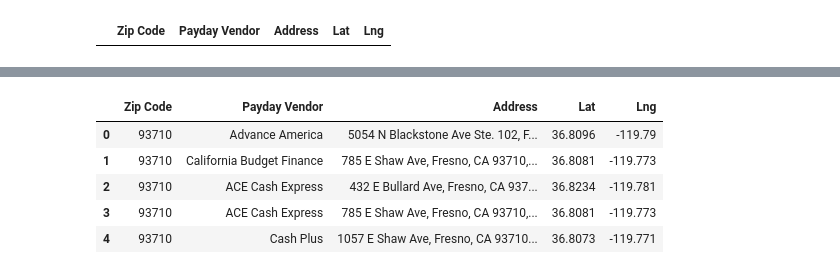
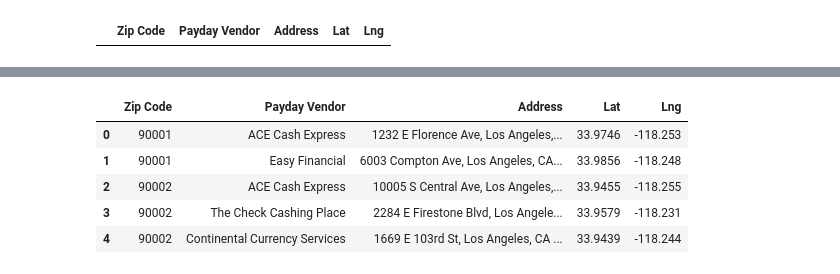
Before and after one commit to sistre/MMM, a Jupyter notebook: paydayloanvendor.ipynb, the cells around one changed output, grey strips where cells are left out. Drawn from its saved outputs; the diff is of its cells as text; code cells hidden in the pictures.

Commit message:
Finished payday lender aquisition code

```diff
--- a/paydayloanvendor.ipynb
+++ b/paydayloanvendor.ipynb
@@ -15,5 +15,6 @@ g_key = os.environ.get('GKEY')
 # %%
 # Load the csv containing the zip codes into a dataframe
 counties_zips_df = pd.read_csv("resources/CACountiesZips.csv", encoding="utf-8")
+counties_zips_df.drop(columns='index', inplace=True)
 counties_zips_df
 # %% [output]
@@ -41,50 +42,50 @@ payday_df
 # %% [output]
 |  | Zip Code | Payday Vendor | Address | Lat | Lng |
 # %%
-
-#for index, row in hotel_df.iterrows():
-
-# Create a variable to hold the zip code
-zip = "93710"
-
-# Params dictionary to update each iteration
-params = {
-    "query": f"payday+loan+in+{zip}",
-    "radius": 0,
-    "key": g_key
-}
-
 # Create a variable to hold the base url for the search
 base_url = "https://maps.googleapis.com/maps/api/place/textsearch/json"
 
-# Make request and store results
-payday_list = requests.get(base_url, params=params)
+#Create a variable to hold the index
+indexes=0
 
-# Convert to json
-payday_list = payday_list.json()
+# Create a for loop to iterrate through the zip codes
+for index, row in counties_zips_df.iterrows():
 
-#Create a variable to hold the index
-index=0
+    # Create a variable to hold the zip code
+    zip = row['Zipcode']
 
-# Create a for loop to write correct results to the dataframe filter out result not containing the searched zip code
-for x in payday_list["results"]:
-    # Try-except to skip any that are missing data.
-    try:
-        test = x['formatted_address']
-        if zip in test:
-            print("Payday loan vendor found... writing to dataframe")
-            payday_df.loc[index, 'Zip Code'] = zip
-            payday_df.loc[index, 'Payday Vendor'] = x['name']
-            payday_df.loc[index, 'Address'] = x['formatted_address']
-            payday_df.loc[index, 'Lat'] = x['geometry']['location']['lat']
-            payday_df.loc[index, 'Lng'] = x['geometry']['location']['lng']
-            index += 1
-        else:
-            print("Skipping location \ not in zipcode")
-            pass
+    # Params dictionary to update each iteration
+    params = {
+        "query": f"payday+loan+in+{zip}",
+        "radius": 0,
+        "key": g_key
+    }
 
-    except (KeyError, IndexError):
-        print("Missing field/result... skipping.")
+    # Make request and store results
+    payday_list = requests.get(base_url, params=params)
+
+    # Convert to json
+    payday_list = payday_list.json()
+
+    # Create a for loop to write correct results to the dataframe filter out result not containing the searched zip code
+    for x in payday_list["results"]:
+        # Try-except to skip any that are missing data.
+        try:
+            test = x['formatted_address']
+            if str(zip) in test:
+                print("Payday loan vendor found... writing to dataframe")
+                payday_df.loc[indexes, 'Zip Code'] = zip
+                payday_df.loc[indexes, 'Payday Vendor'] = x['name']
+                payday_df.loc[indexes, 'Address'] = x['formatted_address']
+                payday_df.loc[indexes, 'Lat'] = x['geometry']['location']['lat']
+                payday_df.loc[indexes, 'Lng'] = x['geometry']['location']['lng']
+                indexes += 1
+            else:
+                print("Skipping location \ not in zipcode")
+                pass
+
+        except (KeyError, IndexError):
+            print("Missing field/result... skipping.")
 
 payday_df.head()
 # %% [output]
@@ -111,6 +109,6 @@ Skipping location \ not in zipcode
 |  | Zip Code | Payday Vendor | Address | Lat | Lng |
-| 0 | 93710 | Advance America | 5054 N Blackstone Ave Ste. 102, F... | 36.8096 | -119.79 |
-| 1 | 93710 | California Budget Finance | 785 E Shaw Ave, Fresno, CA 93710,... | 36.8081 | -119.773 |
-| 2 | 93710 | ACE Cash Express | 432 E Bullard Ave, Fresno, CA 937... | 36.8234 | -119.781 |
-| 3 | 93710 | ACE Cash Express | 785 E Shaw Ave, Fresno, CA 93710,... | 36.8081 | -119.773 |
-| 4 | 93710 | Cash Plus | 1057 E Shaw Ave, Fresno, CA 93710... | 36.8073 | -119.771 |
+| 0 | 90001 | ACE Cash Express | 1232 E Florence Ave, Los Angeles,... | 33.9746 | -118.253 |
+| 1 | 90001 | Easy Financial | 6003 Compton Ave, Los Angeles, CA... | 33.9856 | -118.248 |
+| 2 | 90002 | ACE Cash Express | 10005 S Central Ave, Los Angeles,... | 33.9455 | -118.255 |
+| 3 | 90002 | The Check Cashing Place | 2284 E Firestone Blvd, Los Angele... | 33.9579 | -118.231 |
+| 4 | 90002 | Continental Currency Services | 1669 E 103rd St, Los Angeles, CA ... | 33.9439 | -118.244 |
```
Also changed, not shown: parts of 4 cells of this notebook, 2 other files.
